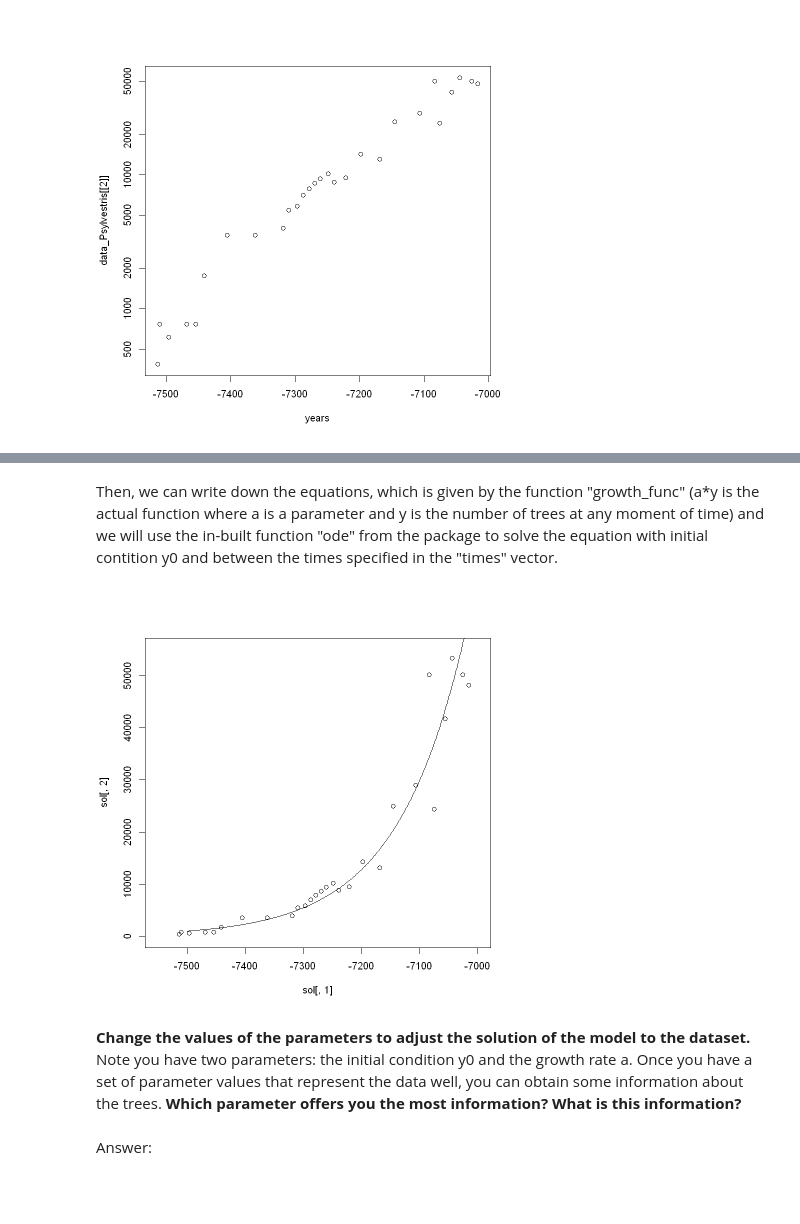
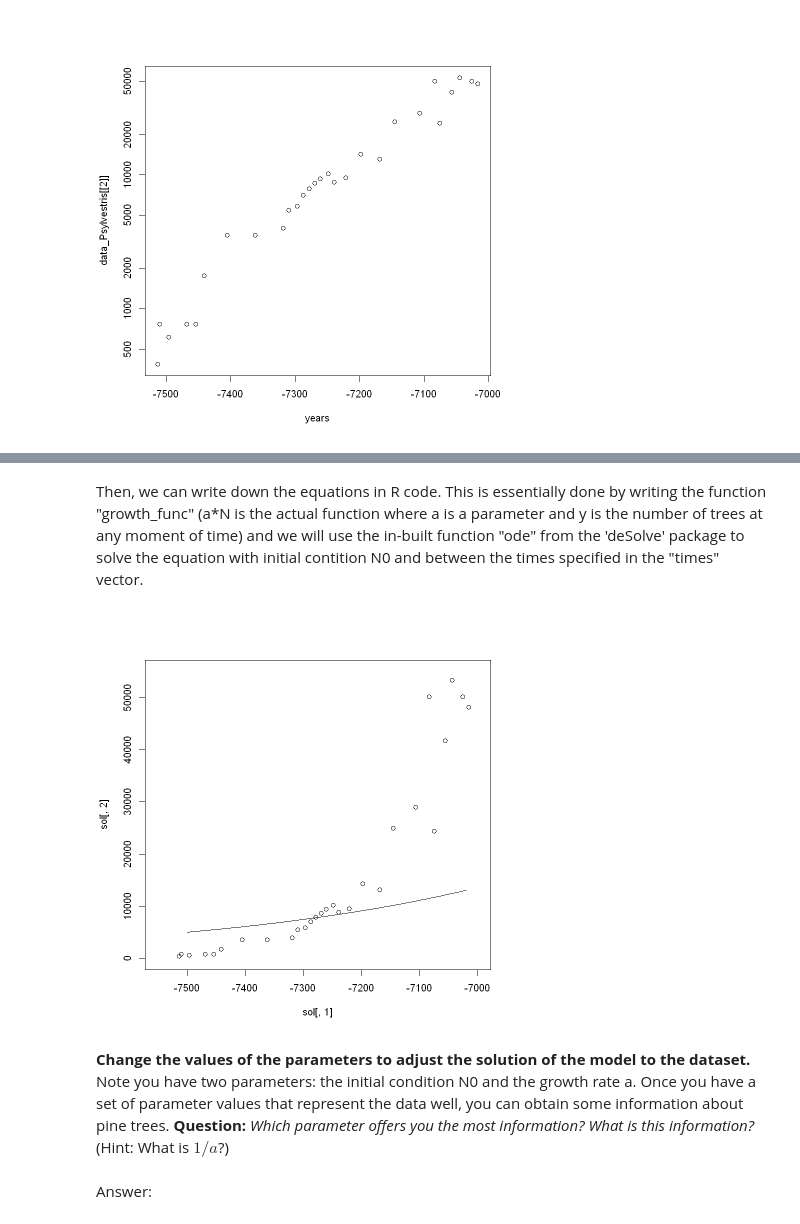
Before and after one commit to AMovillaMiangolarra/Seminars, a Jupyter notebook: Seminar1511.ipynb, the cells around one changed output, grey strips where cells are left out. Cells and saved outputs as stored; diff of their text form; code cells hidden in the pictures; blank space fills up the shorter version.

```diff
--- a/Seminar1511.ipynb
+++ b/Seminar1511.ipynb
@@ -31,16 +39,16 @@ Warning message:
 # %% [markdown]
-Then, we can write down the equations, which is given by the function "growth_func" (a\*y is the actual function where a is a parameter and y is the number of trees at any moment of time) and we will use the in-built function "ode" from the package to solve the equation with initial contition y0 and between the times specified in the "times" vector.
+Then, we can write down the equations in R code. This is essentially done by writing the function "growth_func" (a\*N is the actual function where a is a parameter and y is the number of trees at any moment of time) and we will use the in-built function "ode" from the 'deSolve' package to solve the equation with initial contition N0 and between the times specified in the "times" vector.
 # %%
 times=seq(-7500,-7020,1) #Creates a vector of timepoints (years) at which the solution will be evaluated
-y0=1000 #Initial condition
-growth_func<-function(t,y,a){list(a*y)} #Malthusian growth function.
-sol=ode(y0,times,growth_func,0.0085) #Calls the R function ‘ode’ to solve the ODE model with parameter a=0.005
+N0=5000 #Initial condition
+growth_func<-function(t,N,a){list(a*N)} #Malthusian growth function.
+sol=ode(N0,times,growth_func,0.002) #Calls the R function ‘ode’ to solve the ODE model with parameter a=0.002
 plot(sol[,1],sol[,2], type="l", xlim=c(-7550,-7000), ylim=c(0,55000)) #Plots the solution with a line
 points(years, data_Psylvestris[[2]]) # Adds the dataset to the plot
 # %% [output]
-[figure, old version]
+[figure, new version]
 # %% [markdown]
-**Change the values of the parameters to adjust the solution of the model to the dataset.** Note you have two parameters: the initial condition y0 and the growth rate a. Once you have a set of parameter values that represent the data well, you can obtain some information about the trees. **Which parameter offers you the most information? What is this information?**
+**Change the values of the parameters to adjust the solution of the model to the dataset.** Note you have two parameters: the initial condition N0 and the growth rate a. Once you have a set of parameter values that represent the data well, you can obtain some information about pine trees. **Question:** *Which parameter offers you the most information? What is this information?* (Hint: What is $1/a$?)
 # %% [markdown]
 Answer:
 # %% [markdown]
```
Also changed, not shown: parts of 26 cells of this notebook.
